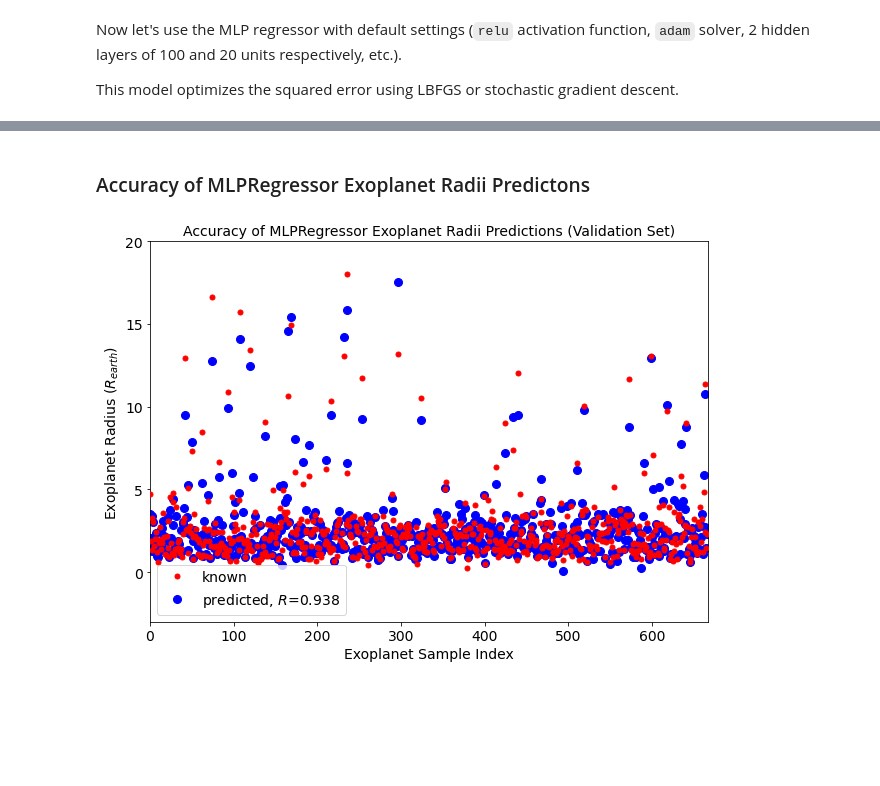
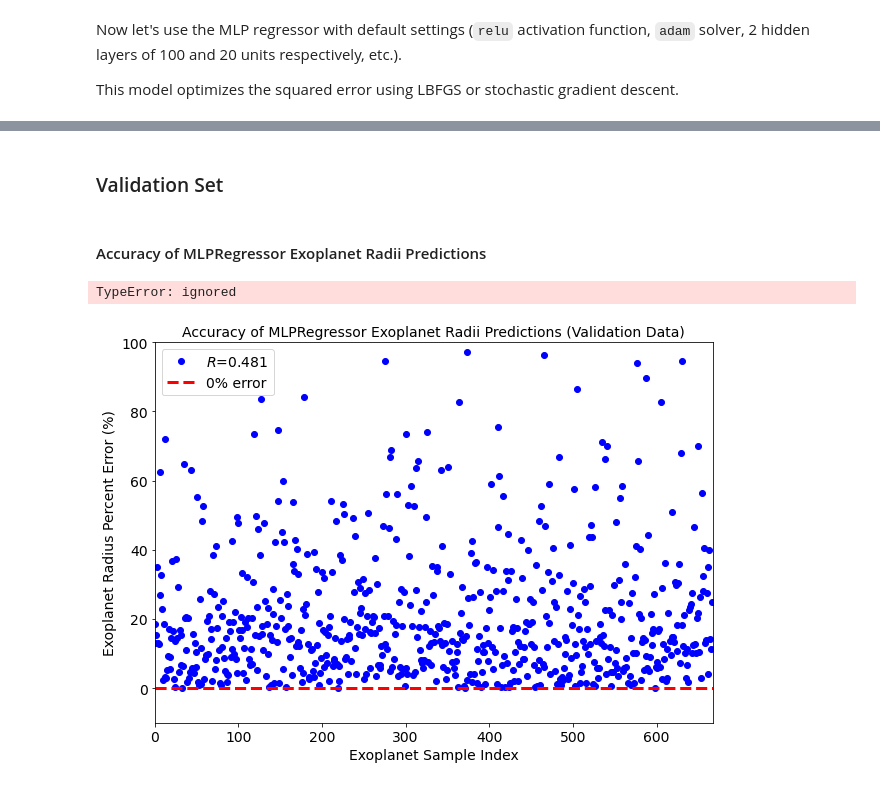
Before and after one commit to nicholasproietti/LGM, a Jupyter notebook: KOI_Regression.ipynb, the cells around one changed output, grey strips where cells are left out. Drawn from its saved outputs; the diff is of its cells as text; code cells hidden in the pictures; blank space fills up the shorter version.

```diff
--- a/KOI_Regression.ipynb
+++ b/KOI_Regression.ipynb
@@ -180,6 +202,11 @@ pd.DataFrame(mlp.loss_curve_).plot(xlabel="Epoch", ylabel="Loss", legend=False)
+# %% [markdown]
+### Validation Set
+# %%
+y_val_pred = mlp.predict(x_val)
 # %% [markdown]
-### Accuracy of MLPRegressor Exoplanet Radii Predictons
+#### Accuracy of MLPRegressor Exoplanet Radii Predictions
-# %%
-test_validate2(x_test=x_test, y_test=y_test, y_predict=y_predict, classifier=mlp)
-# %% [output]
-[figure, removed]
+# %%
+test_validate1(x_val, y_val, y_val_pred, mlp, 'Validation Data')
+# %% [output]
+TypeError: ignored
+[figure, added]
```
Also changed, not shown: parts of 10 cells of this notebook.
